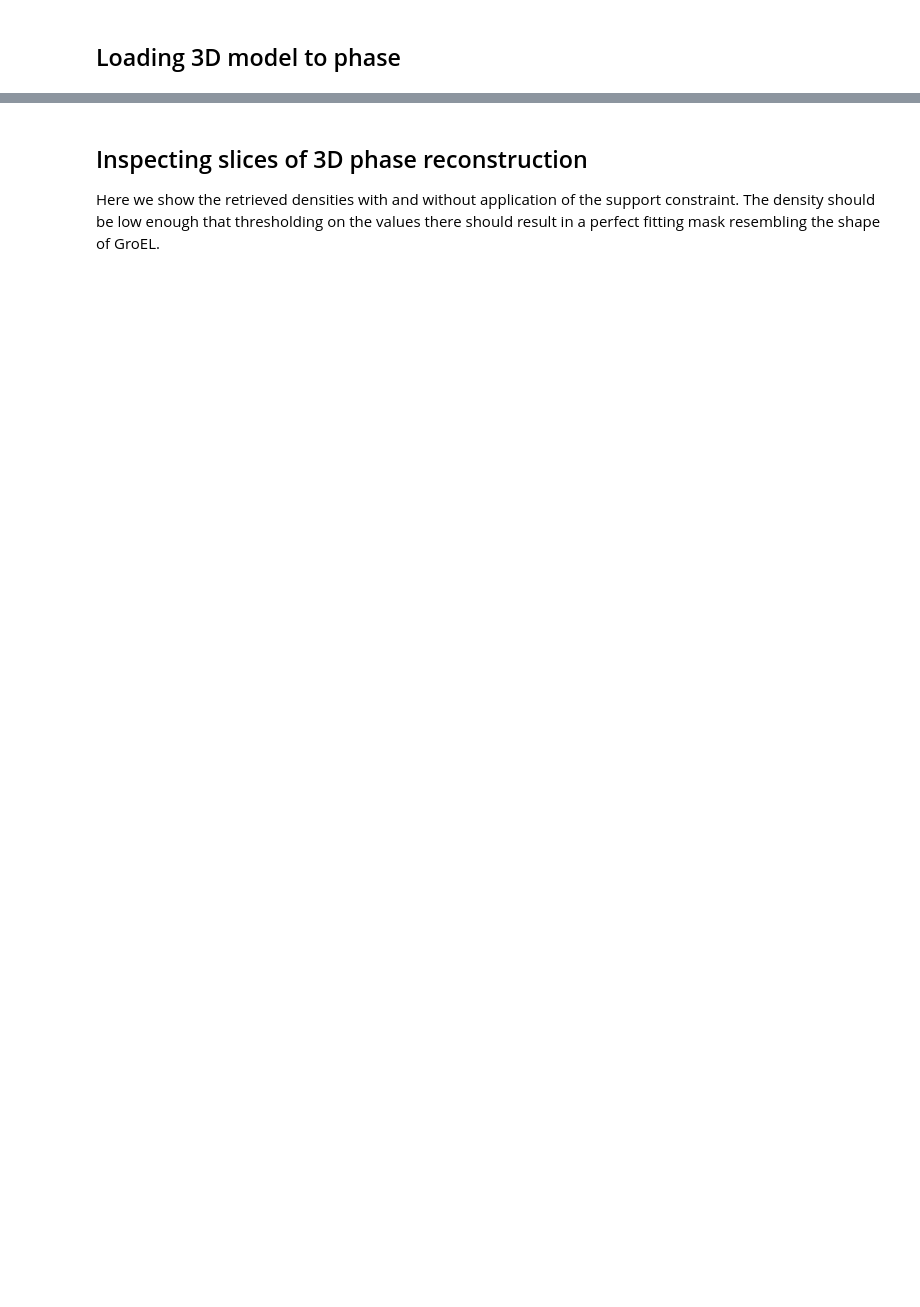
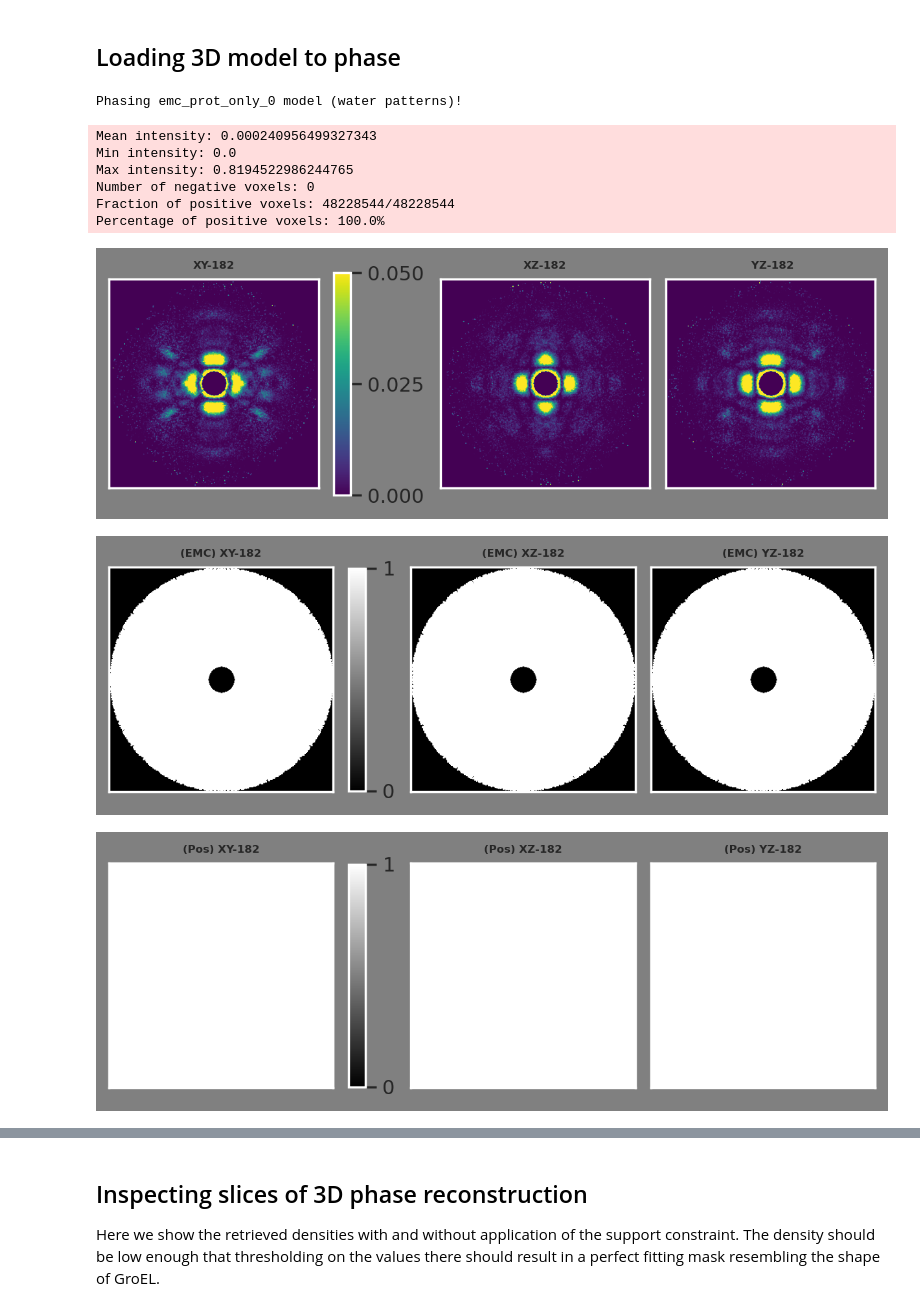
Before and after one commit to FXIhub/water_spi_simulation, a Jupyter notebook: spsim_3D_phasing.ipynb, the cells around one changed output, grey strips where cells are left out. Cells and saved outputs as stored; diff of their text form; code cells hidden in the pictures; blank space fills up the shorter version.

```diff
--- a/spsim_3D_phasing.ipynb
+++ b/spsim_3D_phasing.ipynb
@@ -31,7 +31,8 @@ subBg = False
 diagPlotEMC = True
 diagPlotSIM = False
 
-emc_file = 'emc/protein_with_water_debug_0001/data_50k/prot_only_3/output_380.h5'
+emc_file = 'emc/protein_water_no_ds_0001/data_100k_cropped/prot_only_0/output_210.h5'
+
 with h5py.File(emc_file, "r") as f_ptr:
     I_emc = np.squeeze(f_ptr['intens'][:])
     W_emc = np.squeeze(f_ptr['inter_weight'][:])
@@ -42,7 +43,7 @@ I_emc = I_emc[:-1,:-1,:-1]
 W_emc = W_emc[:-1,:-1,:-1]
 
 if subBg:
-    emc_bg_file = 'emc/water_only_debug_0001/data_50k/2/output_400.h5'
+    emc_bg_file = 'emc/water_only_0001/data_100k/wat_only_2/output_210.h5'
     with h5py.File(emc_bg_file,'r') as f_bg:
         I_emc_bg = np.squeeze(f_bg['intens'][:])
         scale_bg = f_bg['scale'][:]
@@ -57,7 +58,7 @@ else:
 
 center = frame.shape[0]//2
 
-sphere_rad = 65
+sphere_rad = 182
 
 mask_emc = sphere_idx(shape=frame.shape,radius=sphere_rad, position=(center, center, center))
 mask_emc = np.logical_and(mask_emc, W_emc.astype(np.bool_))
@@ -67,24 +68,24 @@ mask_pos = frame >= 0.0
 mask_all = mask_emc & mask_pos
 
 file = emc_file
-npats = file.split(sep='/')[2].split(sep='_')[1]
-sType = file.split(sep="/")[2]
+npats = file.split(sep='/')[1].split(sep='_')[1]
+sType = file.split(sep="/")[1]
 pType = 'emc_'+file.split(sep='/')[3]
 print(f'Phasing {pType} model ({npats} patterns)!')
 
 if diagPlotEMC:
-    frame_scaling = 1.0
-    test_slice = center
+    frame_scaling = 0.8
+    test_slice = 182
 
-    xy_obj = frame[:,:,test_slice] ** frame_scaling
+    xy_obj = frame[test_slice,:,:] ** frame_scaling
     xz_obj = frame[:,test_slice,:] ** frame_scaling
-    yz_obj = frame[test_slice,:,:] ** frame_scaling
+    yz_obj = frame[:,:,test_slice] ** frame_scaling
 
     fig_handle = plt.figure(constrained_layout = True, dpi = 200)
     fig_handle.patch.set_facecolor('gray')
     spec_handle = fig_handle.add_gridspec(nrows = 1, ncols = 3)
     cm = 'viridis'
-    max_v = 0.3
+    max_v = 0.05
 
     ax_0 = fig_handle.add_subplot(spec_handle[0,0])
     im_0 = plt.imshow(xy_obj,vmin=0.0,vmax=max_v,cmap=cm,interpolation=None)
@@ -187,32 +188,43 @@ if diagPlotEMC:
     ax_0.set_yticks([])
     inv, maxv = im_0.get_clim()
     ax_0.set_title(f'(EMC+Pos) XY-{test_slice}',weight='bold',fontsize=6)
     c_bar_0 = plt.colorbar(im_0, ax=ax_0,fraction=0.01, shrink=0.43)
     c_bar_0.set_ticks([minv,maxv])
 
     ax_1 = fig_handle.add_subplot(spec_handle[0,1])
     im_1 = plt.imshow(xz_obj,vmin=0.0,vmax=max_v,cmap=cm,interpolation=None)
     ax_1.set_xticks([])
     ax_1.set_yticks([])
     minv, maxv = im_1.get_clim()
     ax_1.set_title(f'(EMC+Pos) XZ-{test_slice}',weight='bold',fontsize=6)
 
     ax_2 = fig_handle.add_subplot(spec_handle[0,2])
     im_2 = plt.imshow(yz_obj,vmin=0.0,vmax=max_v,cmap=cm,interpolation=None)
     ax_2.set_xticks([])
     ax_2.set_yticks([])
     minv, maxv = im_2.get_clim()
     ax_2.set_title(f'(EMC+Pos) YZ-{test_slice}',weight='bold',fontsize=6);
 
 num_pix = np.prod(frame.shape)
 write_text(f'Mean intensity: {frame.mean()}\n')
 write_text(f'Min intensity: {frame.min()}\n')
 write_text(f'Max intensity: {frame.max()}\n')
 write_text(f'Number of negative voxels: {num_pix-mask_pos.sum()}\n')
 write_text(f'Fraction of positive voxels: {mask_pos.sum()}/{num_pix}\n')
 write_text(f'Percentage of positive voxels: {(mask_pos.sum()/num_pix)*100}%\n')
 
 e_photon_eV = 9000
 lambda_photon = (h * c) / (e_photon_eV * e)
-d_detector = 1.0
-s_pixel = 2400e-6
+d_detector = 0.5
+s_pixel = 200e-6
+# %% [output]
+Phasing emc_prot_only_0 model (water patterns)!
+Mean intensity: 0.000240956499327343
+Min intensity: 0.0
+Max intensity: 0.8194522986244765
+Number of negative voxels: 0
+Fraction of positive voxels: 48228544/48228544
+Percentage of positive voxels: 100.0%
+[figure, added]
+[figure, added]
+[figure, added]
```
Also changed, not shown: parts of 6 cells of this notebook, 12 other files.
